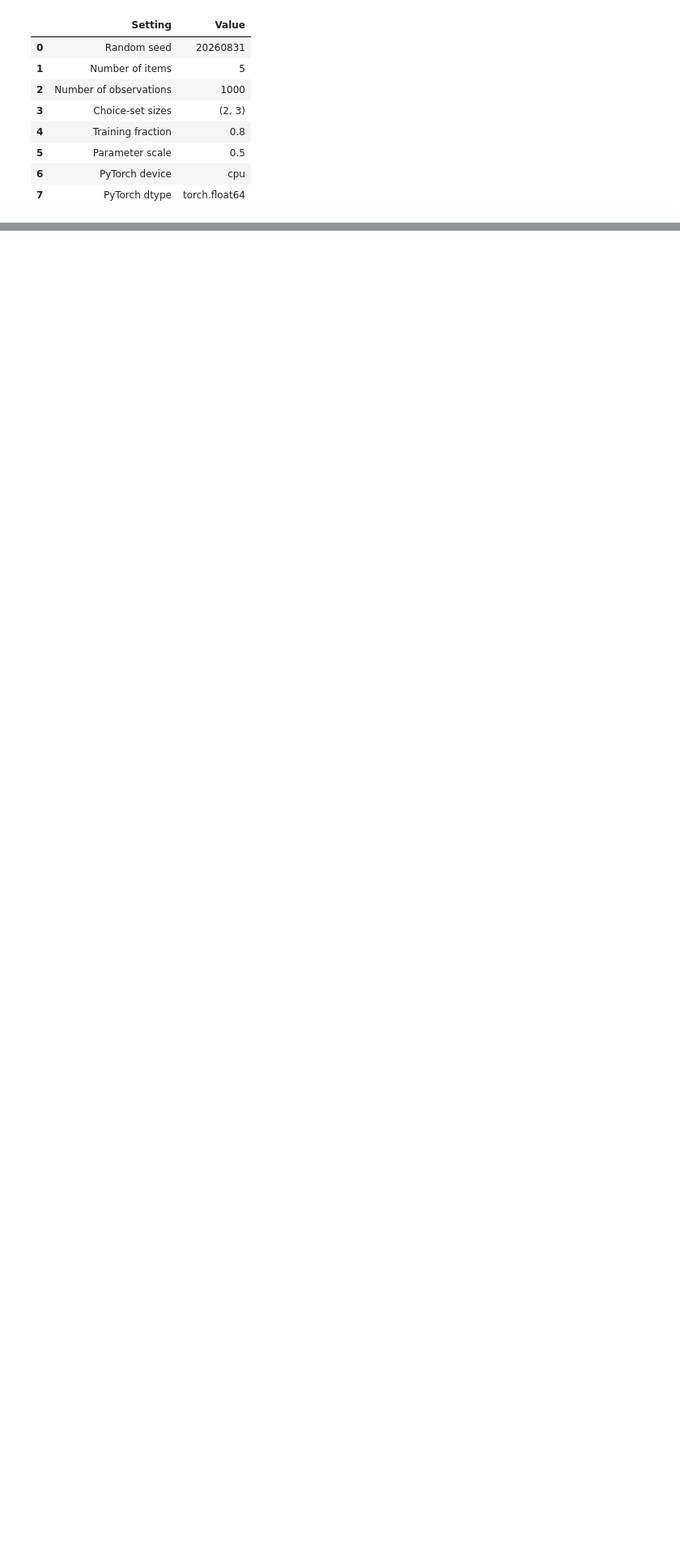
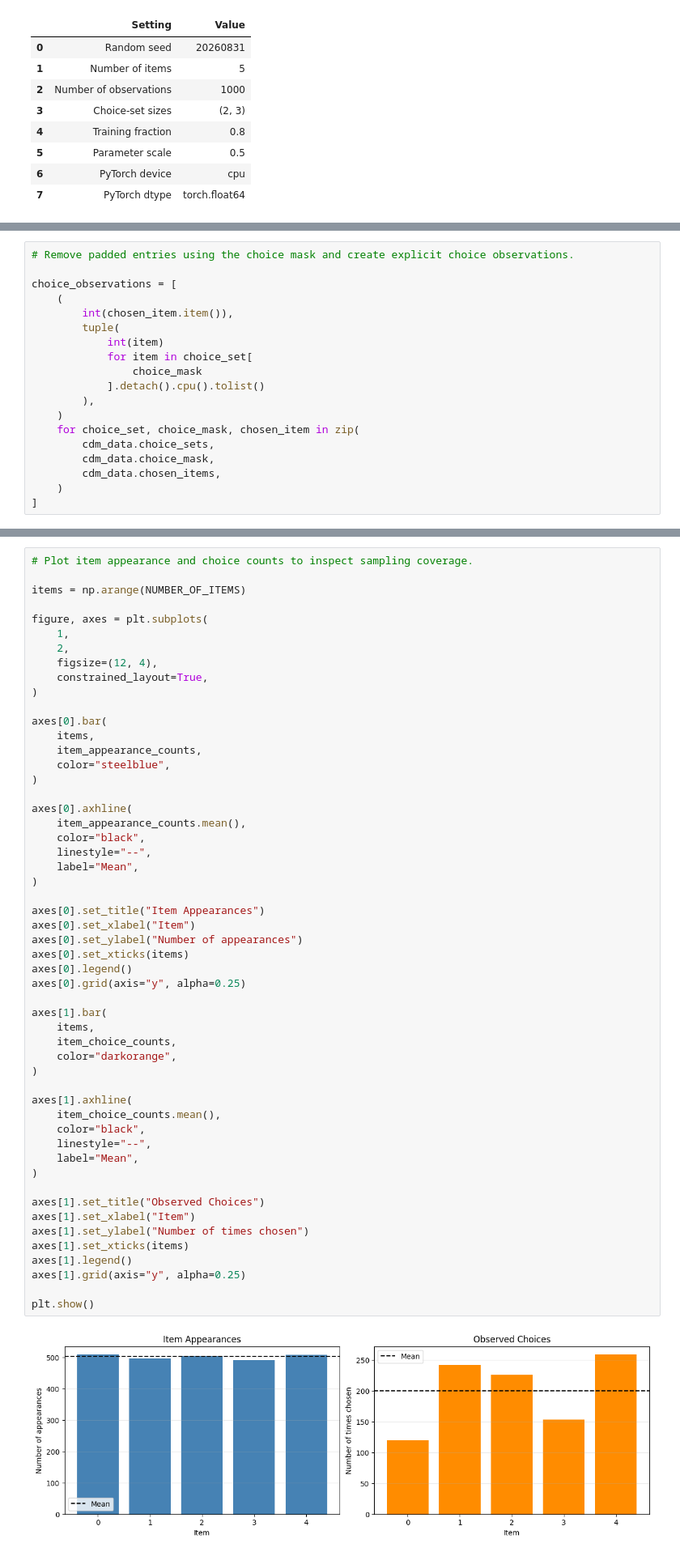
Before and after one commit to rbhdsks/Learning-from-Comparison-Data-Master-Thesis-Project-, a Jupyter notebook: notebooks/experiments/Context_Dependent_Model/02_CDM-BTL.ipynb, the cells around one changed output, grey strips where cells are left out. Shown at 81% size. Drawn from its saved outputs; the diff is of its cells as text; blank space fills up the shorter version.

```diff
--- a/notebooks/experiments/Context_Dependent_Model/02_CDM-BTL.ipynb
+++ b/notebooks/experiments/Context_Dependent_Model/02_CDM-BTL.ipynb
@@ -71,0 +93,19 @@ experiment_settings
+# %%
+# Remove padded entries using the choice mask and create explicit choice observations.
+
+choice_observations = [
+    (
+        int(chosen_item.item()),
+        tuple(
+            int(item)
+            for item in choice_set[
+                choice_mask
+            ].detach().cpu().tolist()
+        ),
+    )
+    for choice_set, choice_mask, chosen_item in zip(
+        cdm_data.choice_sets,
+        cdm_data.choice_mask,
+        cdm_data.chosen_items,
+    )
+]
@@ -71,0 +266,55 @@ experiment_settings
+# %%
+# Plot item appearance and choice counts to inspect sampling coverage.
+
+items = np.arange(NUMBER_OF_ITEMS)
+
+figure, axes = plt.subplots(
+    1,
+    2,
+    figsize=(12, 4),
+    constrained_layout=True,
+)
+
+axes[0].bar(
+    items,
+    item_appearance_counts,
+    color="steelblue",
+)
+
+axes[0].axhline(
+    item_appearance_counts.mean(),
+    color="black",
+    linestyle="--",
+    label="Mean",
+)
+
+axes[0].set_title("Item Appearances")
+axes[0].set_xlabel("Item")
+axes[0].set_ylabel("Number of appearances")
+axes[0].set_xticks(items)
+axes[0].legend()
+axes[0].grid(axis="y", alpha=0.25)
+
+axes[1].bar(
+    items,
+    item_choice_counts,
+    color="darkorange",
+)
+
+axes[1].axhline(
+    item_choice_counts.mean(),
+    color="black",
+    linestyle="--",
+    label="Mean",
+)
+
+axes[1].set_title("Observed Choices")
+axes[1].set_xlabel("Item")
+axes[1].set_ylabel("Number of times chosen")
+axes[1].set_xticks(items)
+axes[1].legend()
+axes[1].grid(axis="y", alpha=0.25)
+
+plt.show()
+# %% [output]
+[figure, added]
```
Also changed, not shown: parts of 17 cells of this notebook.
